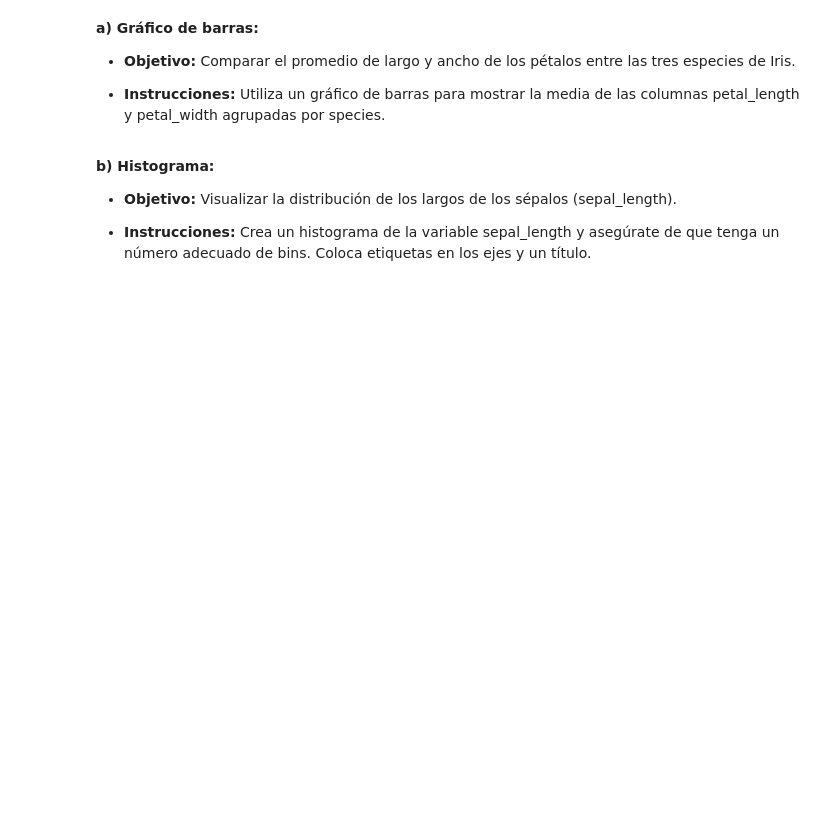
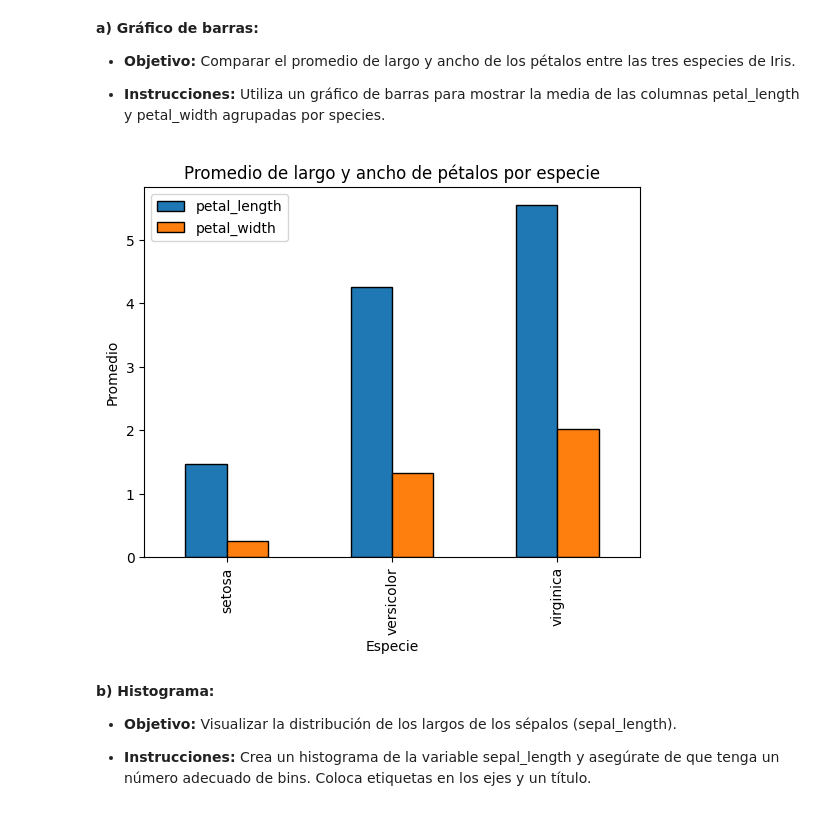
Before and after one commit to jonathanahc/Practicas, a Jupyter notebook: Práctica_7_Análisis_de_un_Dataset_con_Matplotlib.ipynb, the cells around one changed output. Drawn from its saved outputs; the diff is of its cells as text; code cells hidden in the pictures; blank space fills up the shorter version.

```diff
--- a/Práctica_7_Análisis_de_un_Dataset_con_Matplotlib.ipynb
+++ b/Práctica_7_Análisis_de_un_Dataset_con_Matplotlib.ipynb
@@ -32,8 +54,13 @@ df.info()
 *   **Instrucciones:** Utiliza un gráfico de barras para mostrar la media de las columnas petal_length y petal_width agrupadas por species.
 # %%
 promedio = df.groupby('species')[['petal_length', 'petal_width']].mean()
-promedio.plot(kind='bar')
+promedio.plot(kind='bar', width=0.5, linewidth=1.0, align='center', edgecolor='black')
+plt.title('Promedio de largo y ancho de pétalos por especie')
+plt.xlabel('Especie')
+plt.ylabel('Promedio')
 plt.show()
+# %% [output]
+[figure, added]
 # %% [markdown]
 **b) Histograma:**
 
```
Also changed, not shown: parts of 8 cells of this notebook.
